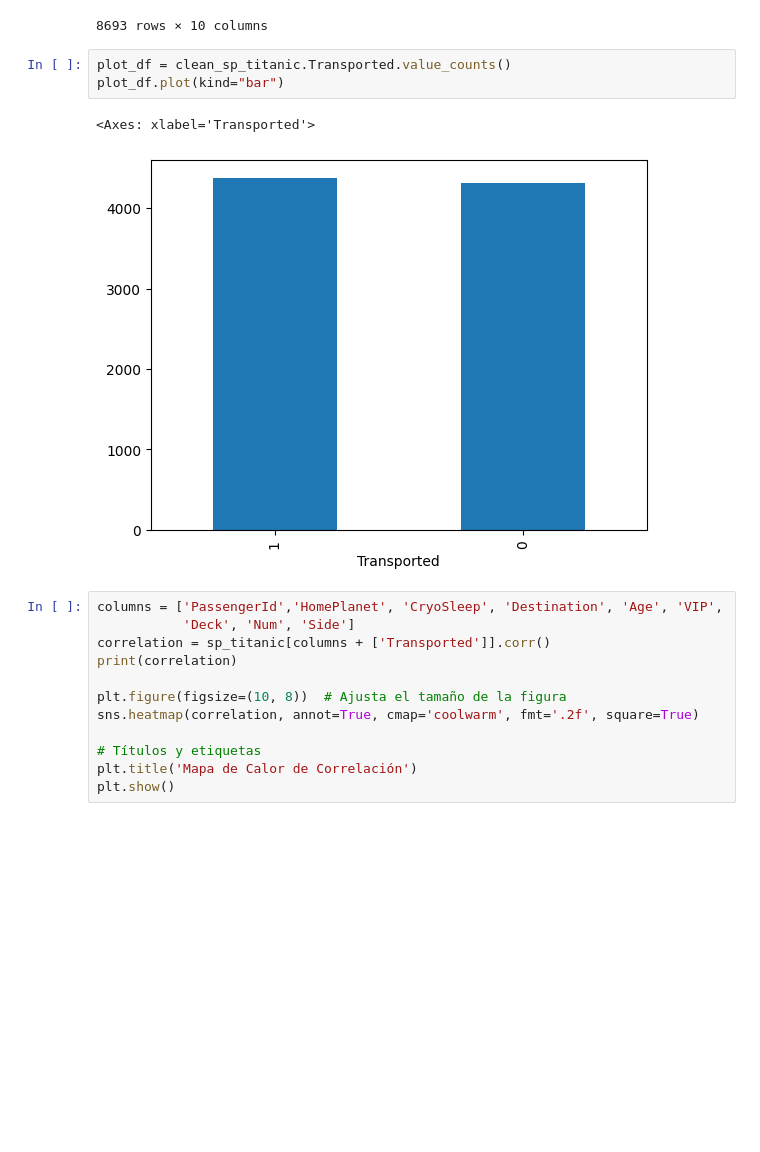
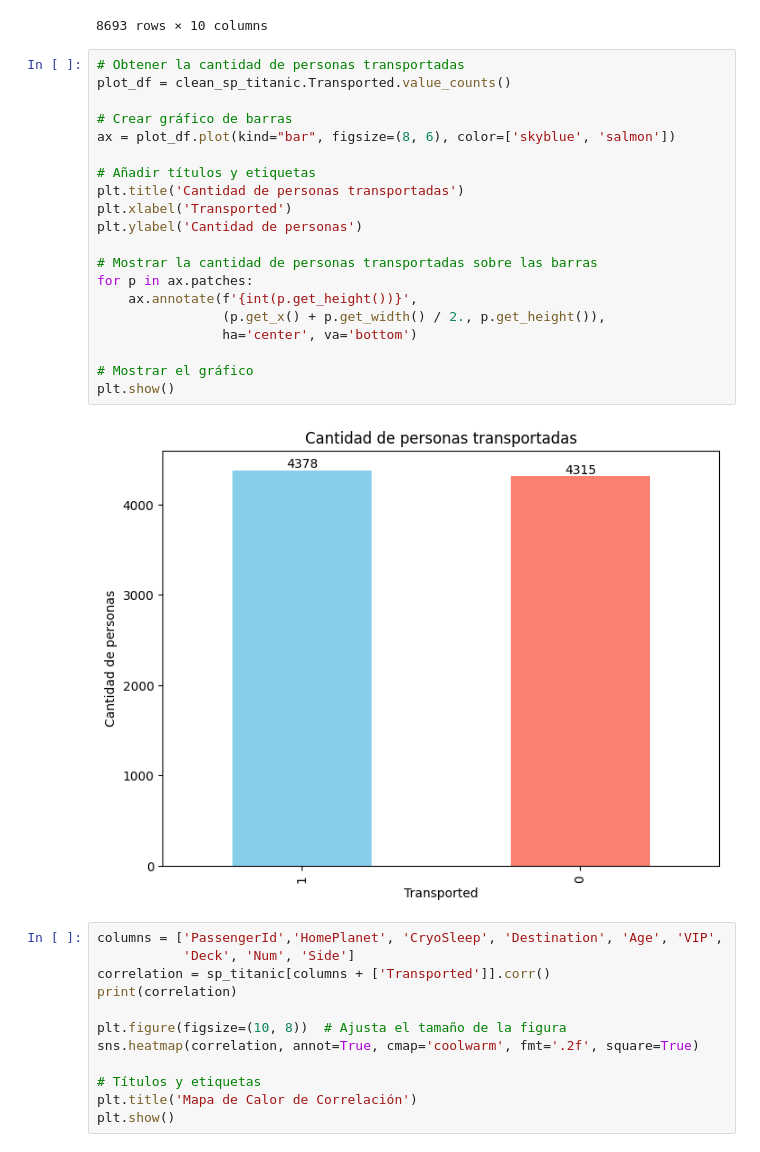
Before and after one commit to Lisy29/spaceship-titanic-Lisy, a Jupyter notebook: Notebook/EDA_space_titanic_Lisy.ipynb, the cells around one changed output. Drawn from its saved outputs; the diff is of its cells as text; blank space fills up the shorter version.

```diff
--- a/Notebook/space_titanic_Lisy.ipynb
+++ b/Notebook/EDA_space_titanic_Lisy.ipynb
@@ -304,12 +303,28 @@ clean_sp_titanic
 | 8691 | 9280_01 | 1 | 0 | 0 | 32 | 0 | 0 | 4 | 608 | ... |
 | 8692 | 9280_02 | 1 | 0 | 2 | 44 | 0 | 1 | 4 | 608 | ... |
 8693 rows × 10 columns
-# %%
-plot_df = clean_sp_titanic.Transported.value_counts()
-plot_df.plot(kind="bar")
-# %% [output]
-<Axes: xlabel='Transported'>
-[figure, removed]
+# %%
+# Obtener la cantidad de personas transportadas
+plot_df = clean_sp_titanic.Transported.value_counts()
+
+# Crear gráfico de barras
+ax = plot_df.plot(kind="bar", figsize=(8, 6), color=['skyblue', 'salmon'])
+
+# Añadir títulos y etiquetas
+plt.title('Cantidad de personas transportadas')
+plt.xlabel('Transported')
+plt.ylabel('Cantidad de personas')
+
+# Mostrar la cantidad de personas transportadas sobre las barras
+for p in ax.patches:
+    ax.annotate(f'{int(p.get_height())}',
+                (p.get_x() + p.get_width() / 2., p.get_height()),
+                ha='center', va='bottom')
+
+# Mostrar el gráfico
+plt.show()
+# %% [output]
+[figure, added]
 # %%
 columns = ['PassengerId','HomePlanet', 'CryoSleep', 'Destination', 'Age', 'VIP',
            'Deck', 'Num', 'Side']
```
Also changed, not shown: parts of 2 cells of this notebook, 7 other files.
